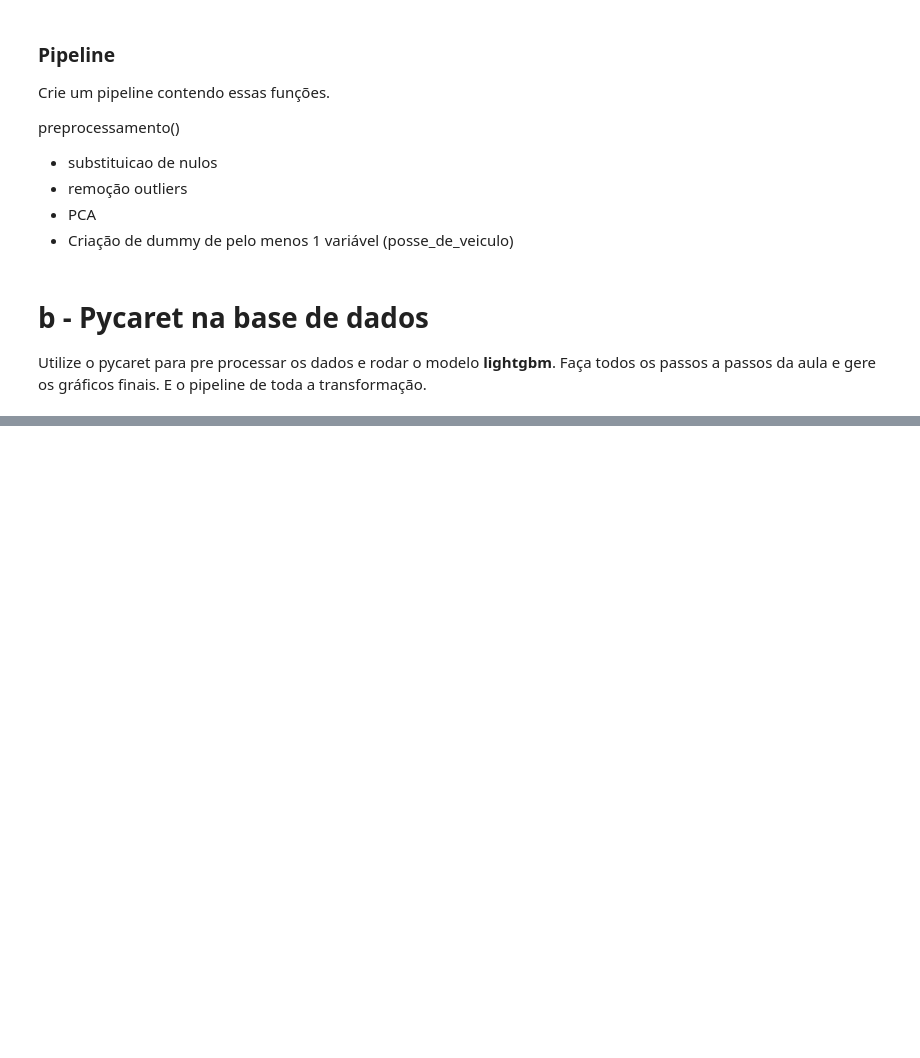
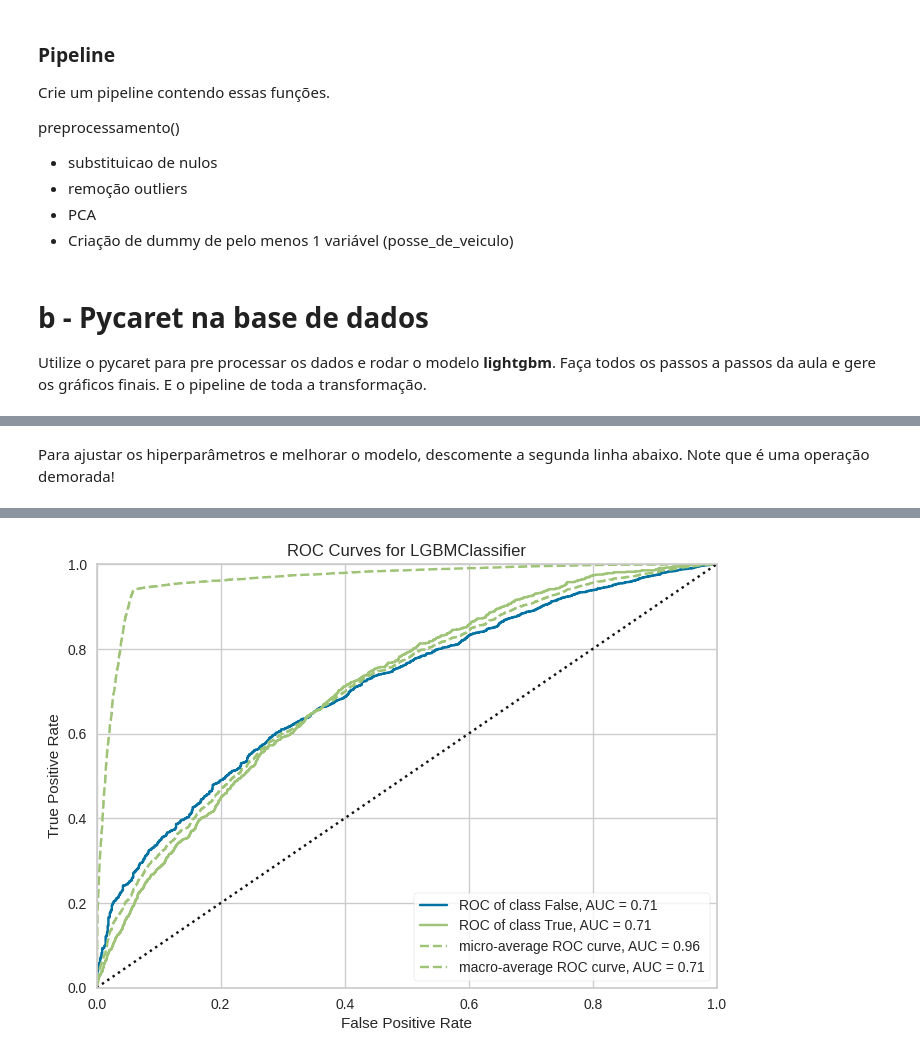
Before and after one commit to nerdmanPc/ebac_cd_mod38, a Jupyter notebook: Mod38Exercicio1.ipynb, the cells around one changed output, grey strips where cells are left out. Saved outputs shown, nothing was run; the diff lists cells and outputs as text; code cells hidden in the pictures; blank space fills up the shorter version.

```diff
--- a/Mod38Exercicio1.ipynb
+++ b/Mod38Exercicio1.ipynb
@@ -552,0 +624,2 @@ xxx = create_model('xxx')
+# %%
+clf = create_model('lightgbm', min_data_in_leaf=20)
@@ -552,0 +638,8 @@ xxx = create_model('xxx')
+# %% [markdown]
+Para ajustar os hiperparâmetros e melhorar o modelo, descomente a segunda linha abaixo. Note que é uma operação demorada!
+# %%
+tuned_clf = clf
+#tuned_clf = tune_model(clf, fold=3)
+# %%
+plot_model(tuned_clf, 'auc')
+# %% [output]
@@ -552,0 +647 @@ xxx = create_model('xxx')
+[figure, added]
```
Also changed, not shown: parts of 27 cells of this notebook, 1 other file.
